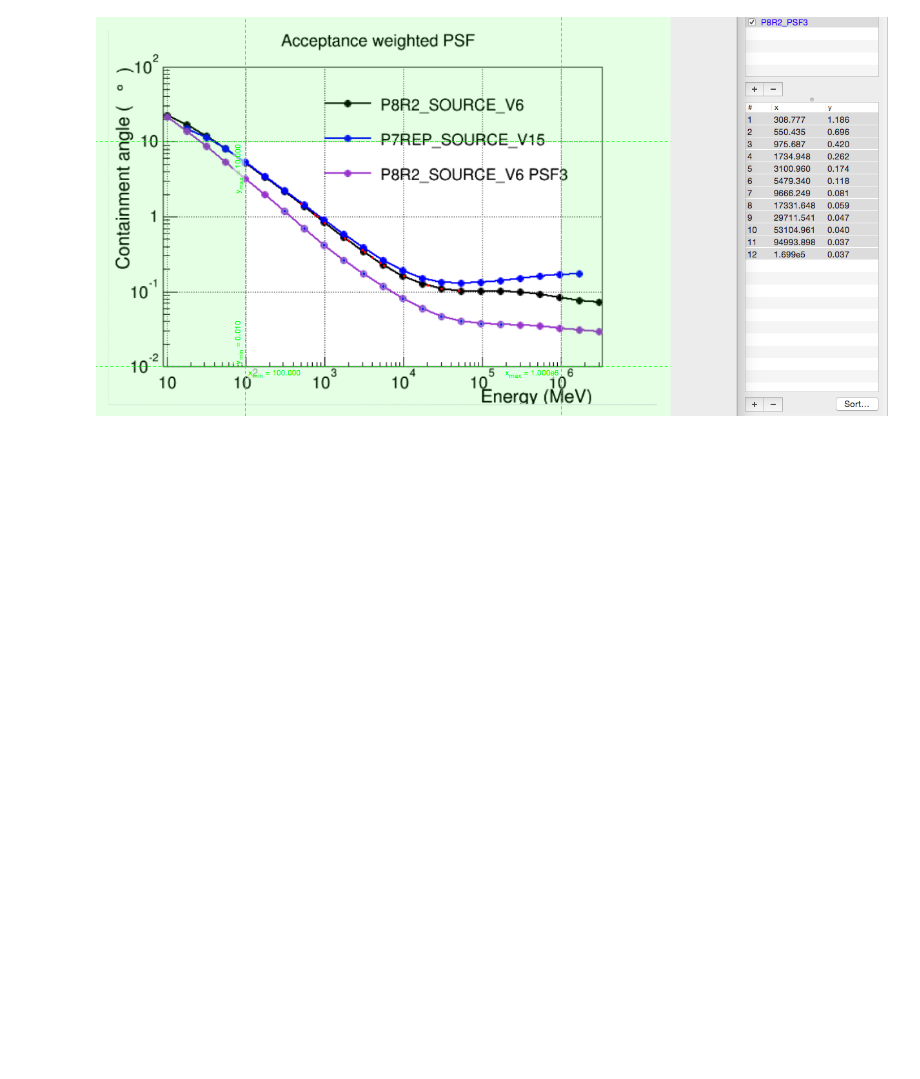
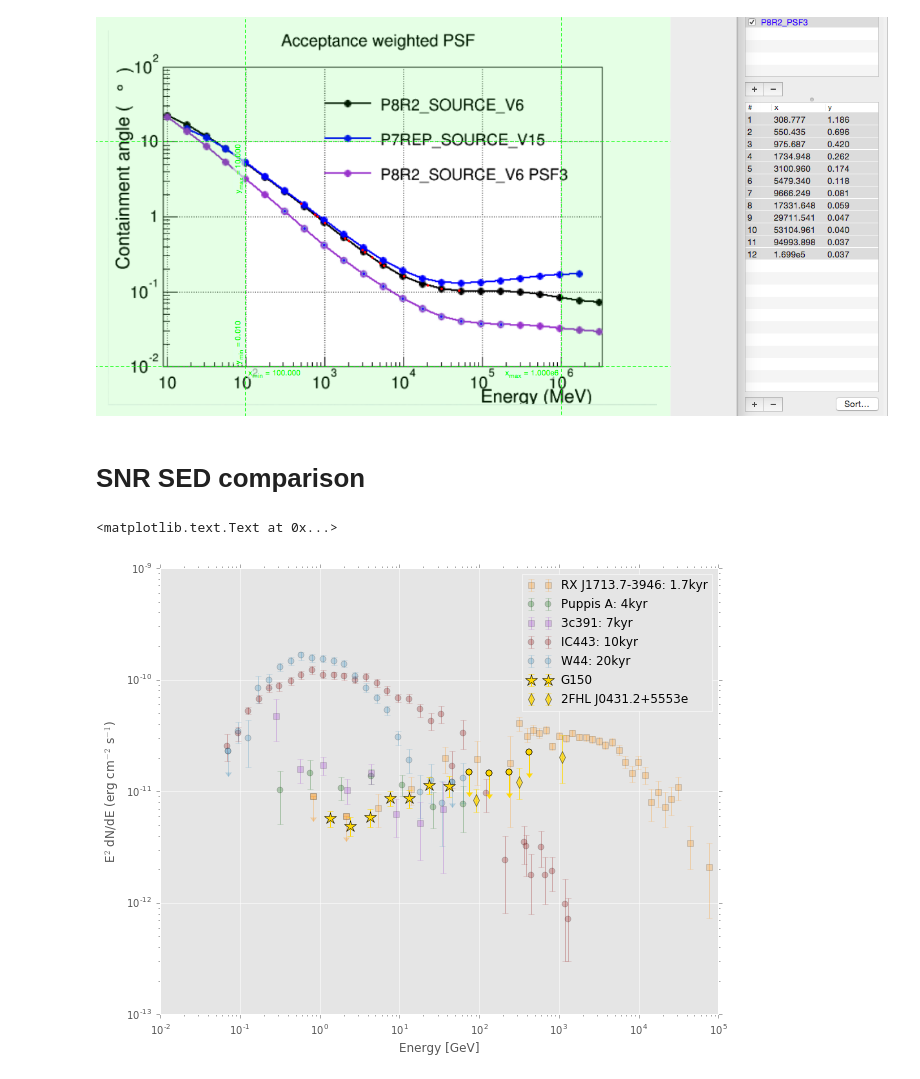
Before and after one commit to bbw7561135/ipynbs, a Jupyter notebook: G150.3+4.5.ipynb, the cells around one changed output. Cells and saved outputs as stored; diff of their text form; code cells hidden in the pictures; blank space fills up the shorter version.

```diff
--- a/G150.3+4.5.ipynb
+++ b/G150.3+4.5.ipynb
@@ -828,3 +820,5 @@ Image(filename='/Users/elunejava/Desktop/P8R2_SOURCEV6_All.png')
 Image(filename='/Users/elunejava/Desktop/P8R2_SOURCEV6_PSF3.png')
 # %% [output]
 [figure]
+# %% [markdown]
+# SNR SED comparison
@@ -830,0 +859,73 @@ Image(filename='/Users/elunejava/Desktop/P8R2_SOURCEV6_PSF3.png')
+# %%
+#plot SED
+#use np.asarray to not use the y label from astropy
+#instead maybe change y col name to what I want the label to be
+plt.figure(figsize=[10,8])
+ncolors = plt.rcParams['axes.prop_cycle'] #get colors from default color cycle
+
+###W28
+#maybe not, which source?
+####
+#RX J1713
+plt.errorbar(rxj['x']/1e3,np.asarray(rxj['y']/624150.974), yerr = [-rxj['dy-']/624150.974,rxj['dy+']/624150.974]  ,color = 'DarkOrange', marker = 's' ,ls ='none', label = 'RX J1713.7-3946: 1.7kyr', alpha = 0.25)
+ind = np.where(rxj['dy-'] ==0) #make upper limit arrows if there's no dy- error (assuming there's no dy+ then) #make upper limit arrows if there's no dy- error (assuming there's no dy+ then)
+plt.errorbar(rxj['x'][ind]/1e3, np.asarray(rxj['y'][ind]/624150.974) , yerr = [ul_fraction*rxj['y'][ind]/624150.974,np.zeros_like(rxj['y'][ind], dtype=float)] ,color = 'DarkOrange', marker = 's',ls ='none', capsize = 0, alpha = 0.25)
+plt.plot(rxj['x'][ind]/1e3, (1-ul_fraction)*np.asarray(rxj['y'][ind]/624150.974) ,marker =mlines.CARETDOWN,ls = 'none',color ='DarkOrange', alpha = 0.25)
+
+# #W49 B
+# plt.errorbar(w49['x'],w49['y']* 624150.974, yerr = [-w49['dy-']* 624150.974,w49['dy+']* 624150.974]  ,color = 'DarkSalmon', marker = 's' ,ls ='none', label = 'W49B: 2kyr', alpha = 0.25)
+# ind = np.where(w49['dy-'] ==0) #make upper limit arrows if there's no dy- error (assuming there's no dy+ then) #make upper limit arrows if there's no dy- error (assuming there's no dy+ then)
+# plt.errorbar(w49['x'][ind], w49['y'][ind]* 624150.974 , yerr = [ul_fraction*w49['y'][ind]* 624150.974,np.zeros_like(w49['y'][ind], dtype=float)] ,color = 'DarkSalmon', marker = 's',ls ='none', capsize = 0, alpha = 0.25)
+# plt.plot(w49['x'][ind], (1-ul_fraction)*w49['y'][ind]* 624150.974 ,marker =mlines.CARETDOWN,ls = 'none',color ='DarkSalmon', alpha = 0.25)
+
+# #Vela Jr
+#plt.errorbar(10**vel['x']/1.e9,np.asarray(vel['y']), yerr = [-vel['dy-'],vel['dy+']]  ,color = 'DarkCyan', marker = 's', ls ='none',label = 'Vela Jr.: 3kyr', alpha = 0.25)
+
+# #puppis A
+plt.errorbar(pup['x']/1e3, np.asarray(pup['y']), yerr = [-pup['dy-'],pup['dy+']]  ,color = 'DarkGreen', marker = 'o' ,ls ='none', label = 'Puppis A: 4kyr', alpha = 0.25)
+
+# #3c391
+plt.errorbar(c391['x']/1e3,np.asarray(c391['y']), yerr = [-c391['dy-'],c391['dy+']]  ,color = 'DarkOrchid', marker = 's' ,ls ='none', label = '3c391: 7kyr', alpha = 0.25)
+
+# #IC443
+plt.errorbar(ic4['x']/1e9, np.asarray(ic4['y']), yerr = [-ic4['dy-'],ic4['dy+']]  ,color = 'DarkRed', marker = 'o', ls ='none', label = 'IC443: 10kyr', alpha = 0.25)
+
+# #ctb37a
+# plt.errorbar(ctb37['x'],ctb37['y']* 624150.974, yerr = [-ctb37['dy-']* 624150.974,ctb37['dy+']* 624150.974]  ,color = 'DarkTurquoise', marker = 's' ,ls ='none', label = 'CTB 37A: 5kyr', alpha = 0.25)
+
+# #G349.7+0.2
+# plt.errorbar(g349['x'],g349['y']* 624150.974, yerr = [-g349['dy-']* 624150.974,g349['dy+']* 624150.974]  ,color = 'DarkRed', marker = 's' ,ls ='none', label = 'G340.7+0.2: 10kyr', alpha = 0.25)
+
+# #CTB109
+# plt.errorbar(ctb109['x'],ctb109['y']* 624150.974, yerr = [-ctb109['dy-']* 624150.974,ctb109['dy+']* 624150.974]  ,color = 'DarkGoldenRod', marker = 's',ls ='none', label = 'CTB 109: 11kyr', alpha = 0.25)
+# ind = np.where(ctb109['dy-'] ==0)
+# plt.errorbar(ctb109['x'][ind], ctb109['y'][ind]* 624150.974 , yerr = [ul_fraction*ctb109['y'][ind]* 624150.974,np.zeros_like(ctb109['y'][ind], dtype=float)] ,color = 'DarkGoldenRod', marker = 's' , ls ='none' , capsize = 0, alpha = 0.25)
+# plt.plot(ctb109['x'][ind], (1-ul_fraction)*ctb109['y'][ind]* 624150.974 ,marker =mlines.CARETDOWN,ls = 'none',color ='DarkGoldenRod', alpha = 0.25)
+
+###W44
+plt.errorbar(w44_latTab['x'],np.asarray(w44_latTab['y']), yerr = [-w44_latTab['dy-'],w44_latTab['dy+']] ,color = list(ncolors)[1]['color'], marker = 'o' , ls ='none',label = 'W44: 20kyr',alpha = 0.25)
+plt.errorbar(w44_latULTab['x'], np.asarray(w44_latULTab['y']), yerr = [ul_fraction*w44_latULTab['y'],np.zeros_like(w44_latULTab['y'], dtype=float)] ,color = list(ncolors)[1]['color'], marker ='o',ls ='none', capsize = 0,alpha = 0.25)
+plt.errorbar(w44_latULTab['x'], np.asarray(w44_latULTab['y']),color = list(ncolors)[1]['color'], marker ='o',ls = 'none',alpha = 0.25)
+plt.plot(w44_latULTab['x'], (1-ul_fraction)*np.asarray(w44_latULTab['y']) ,marker =mlines.CARETDOWN,ls = 'none',color = list(ncolors)[1]['color'],alpha = 0.25)
+
+###G150 1 GeV:
+ulInd = np.min(np.where(g150_1gevTab['y'] == 0)) #get the index of the first energy that's an UL
+g150_1gevTab[:ulInd] #only plot non-UL for now
+#plt.errorbar(g150_1gevTab[:ulInd]['x'],np.asarray(g150_1gevTab[:ulInd]['y']), yerr = [g150_1gevTab[:ulInd]['y']-g150_1gevTab[:ulInd]['yerrLo'],(g150_1gevTab[:ulInd]['yerrHi']-g150_1gevTab[:ulInd]['y'])] ,color = list(ncolors)[0]['color'], marker = 'o' , ls ='none',label = 'G150: > 1 GeV')
+plt.errorbar(g150_1gevTab[:ulInd]['x'],np.asarray(g150_1gevTab[:ulInd]['y']), yerr = [g150_1gevTab[:ulInd]['y']-g150_1gevTab[:ulInd]['yerrLo'],(g150_1gevTab[:ulInd]['yerrHi']-g150_1gevTab[:ulInd]['y'])] ,color = 'gold', marker = '*' , ls ='none',label = 'G150',ms = 12)
+#UL
+plt.errorbar(g150_1gevTab['x'][ulInd:], np.asarray(g150_1gevTab[ulInd:]['yerrHi']) , yerr = [ul_fraction*g150_1gevTab[ulInd:]['yerrHi'],np.zeros_like(g150_1gevTab[ulInd:]['yerrHi'], dtype=float)] ,color = 'gold', marker ='o',ls ='none', capsize = 0,label = None)
+plt.errorbar(g150_1gevTab['x'][ulInd:], np.asarray(g150_1gevTab[ulInd:]['yerrHi']) ,color = 'gold', marker ='o',ls = 'none',label = None)
+plt.plot(g150_1gevTab['x'][ulInd:], (1-ul_fraction)*np.asarray(g150_1gevTab[ulInd:]['yerrHi']) ,marker =mlines.CARETDOWN,ls = 'none',color = 'gold',label = None)
+
+###G150 2FHL
+plt.errorbar(fhl2Tab['x'],np.asarray(fhl2Tab['y']), yerr = [-fhl2Tab['dy-'],fhl2Tab['dy+']] ,color = 'gold', marker = 'd' , ls ='none',label = '2FHL J0431.2+5553e',alpha = 0.7,ms = 8)
+
+plt.legend(loc= 'best')
+plt.loglog()
+plt.xlabel('Energy [GeV]')
+plt.ylabel('E$^{2}$ dN/dE (erg cm$^{-2}$ s$^{-1}$)')
+#plt.title('G150 vs. other LAT SNRs')
+# %% [output]
+<matplotlib.text.Text at 0x...>
+[figure, added]
```
Also changed, not shown: parts of 4 cells of this notebook.
